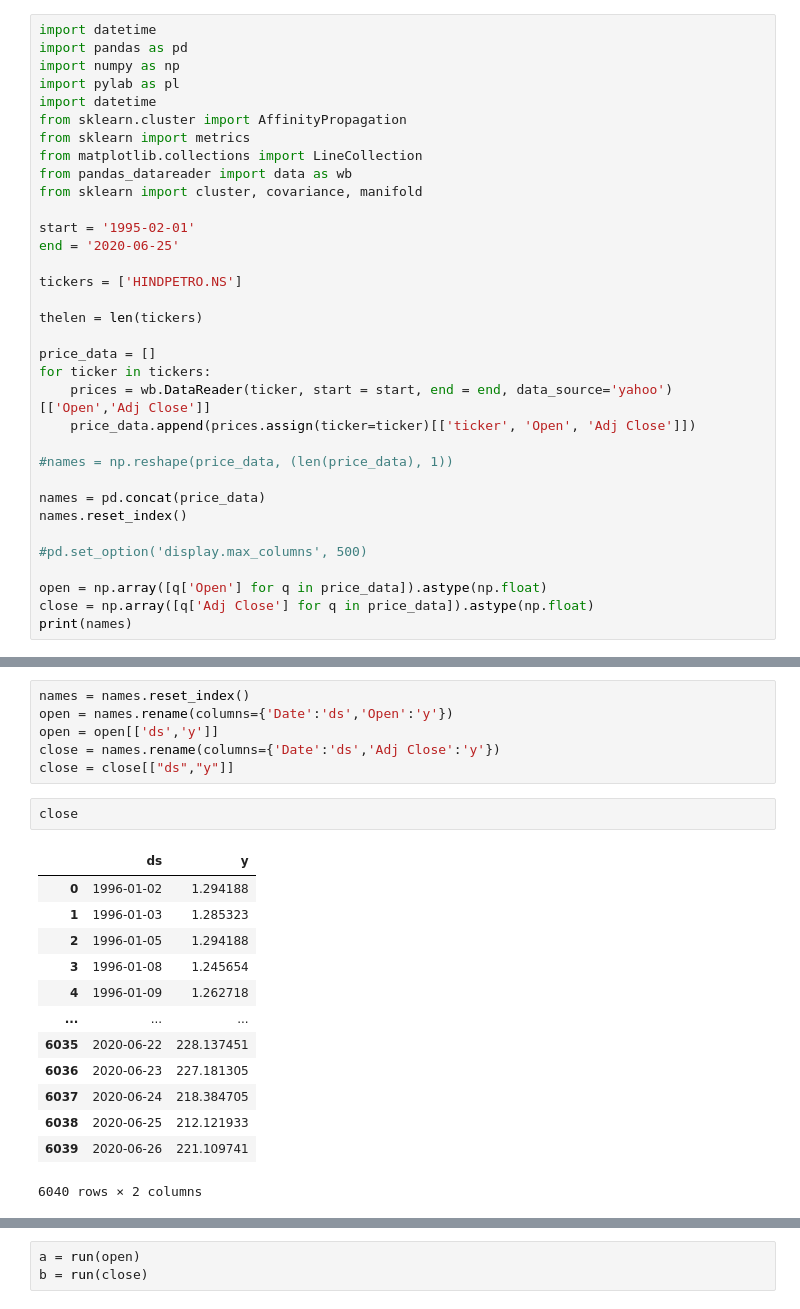
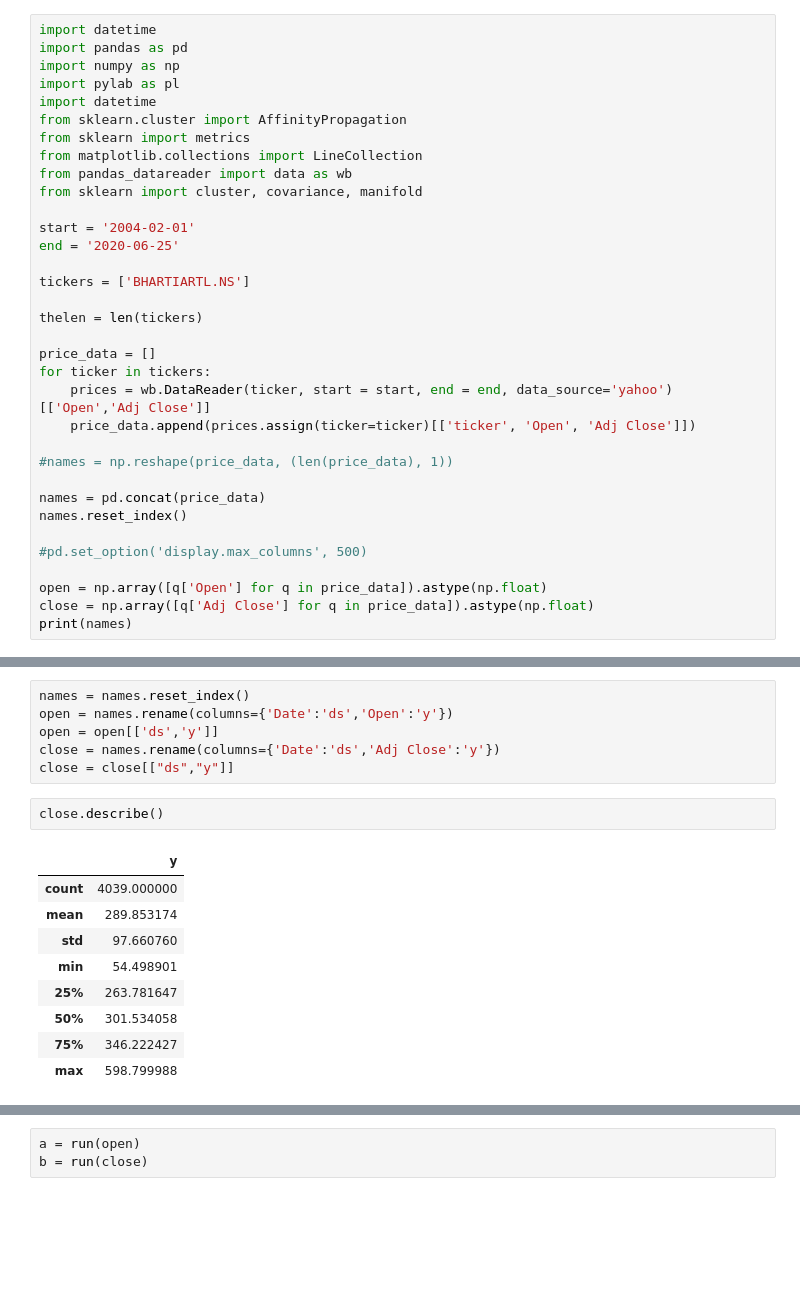
Before and after one commit to kiranbeethoju/Stock-Market-Forecast, a Jupyter notebook: stock_predictions_data.ipynb, the cells around one changed output, grey strips where cells are left out. Saved outputs shown, nothing was run; the diff lists cells and outputs as text; blank space fills up the shorter version.

```diff
--- a/stock_predictions_data.ipynb
+++ b/stock_predictions_data.ipynb
@@ -12,10 +12,10 @@ from matplotlib.collections import LineCollection
 from pandas_datareader import data as wb
 from sklearn import cluster, covariance, manifold
 
-start = '1995-02-01'
+start = '2004-02-01'
 end = '2020-06-25'
 
-tickers = ['HINDPETRO.NS']
+tickers = ['BHARTIARTL.NS']
 
 thelen = len(tickers)
 
@@ -57,21 +57,17 @@ open = open[['ds','y']]
 close = names.rename(columns={'Date':'ds','Adj Close':'y'})
 close = close[["ds","y"]]
 # %%
-close
+close.describe()
 # %% [output]
-|  | ds | y |
-| 0 | 1996-01-02 | 1.294188 |
-| 1 | 1996-01-03 | 1.285323 |
-| 2 | 1996-01-05 | 1.294188 |
-| 3 | 1996-01-08 | 1.245654 |
-| 4 | 1996-01-09 | 1.262718 |
-| ... | ... | ... |
-| 6035 | 2020-06-22 | 228.137451 |
-| 6036 | 2020-06-23 | 227.181305 |
-| 6037 | 2020-06-24 | 218.384705 |
-| 6038 | 2020-06-25 | 212.121933 |
-| 6039 | 2020-06-26 | 221.109741 |
+|  | y |
+| count | 4039.000000 |
+| mean | 289.853174 |
+| std | 97.660760 |
+| min | 54.498901 |
+| 25% | 263.781647 |
+| 50% | 301.534058 |
+| 75% | 346.222427 |
+| max | 598.799988 |
-6040 rows × 2 columns
 # %%
 !pip install fbprophet
 # %% [output]
```
Also changed, not shown: parts of 5 cells of this notebook.
